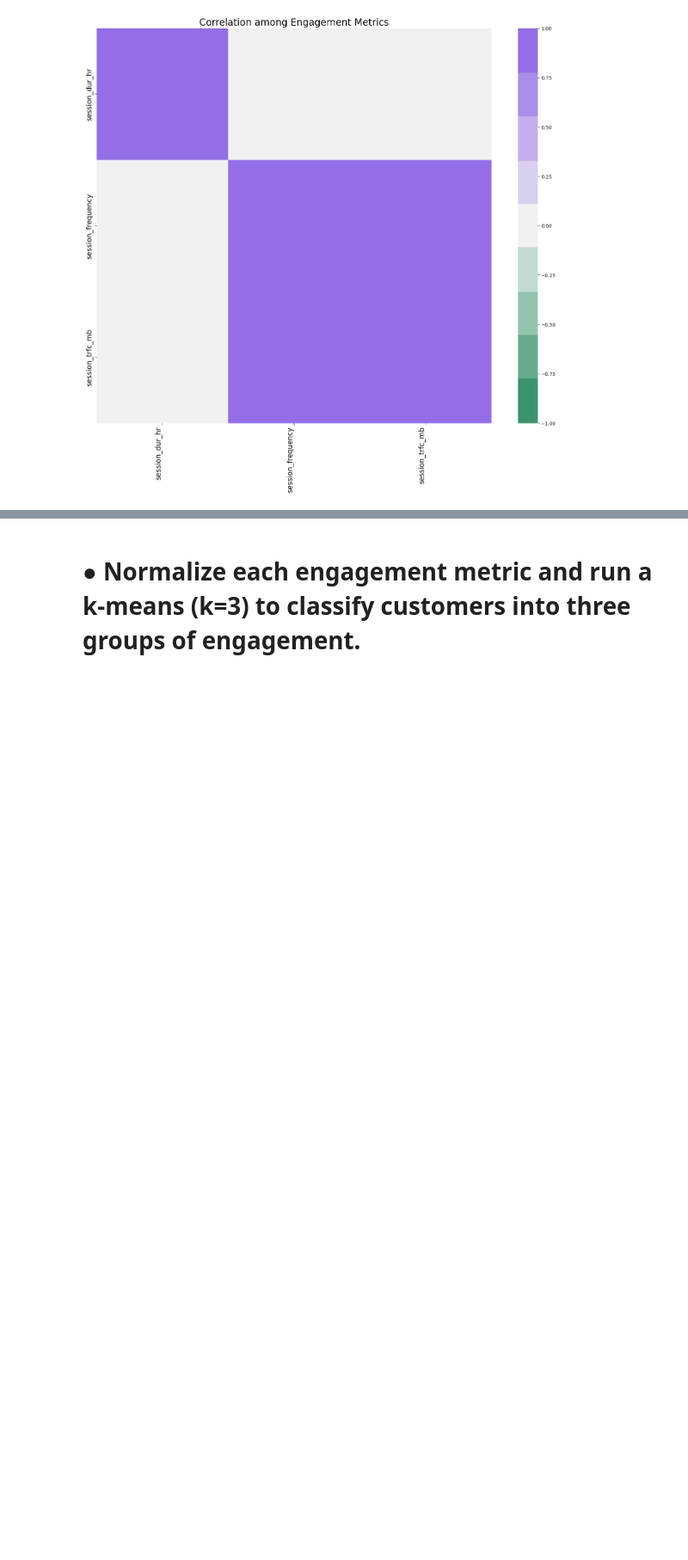
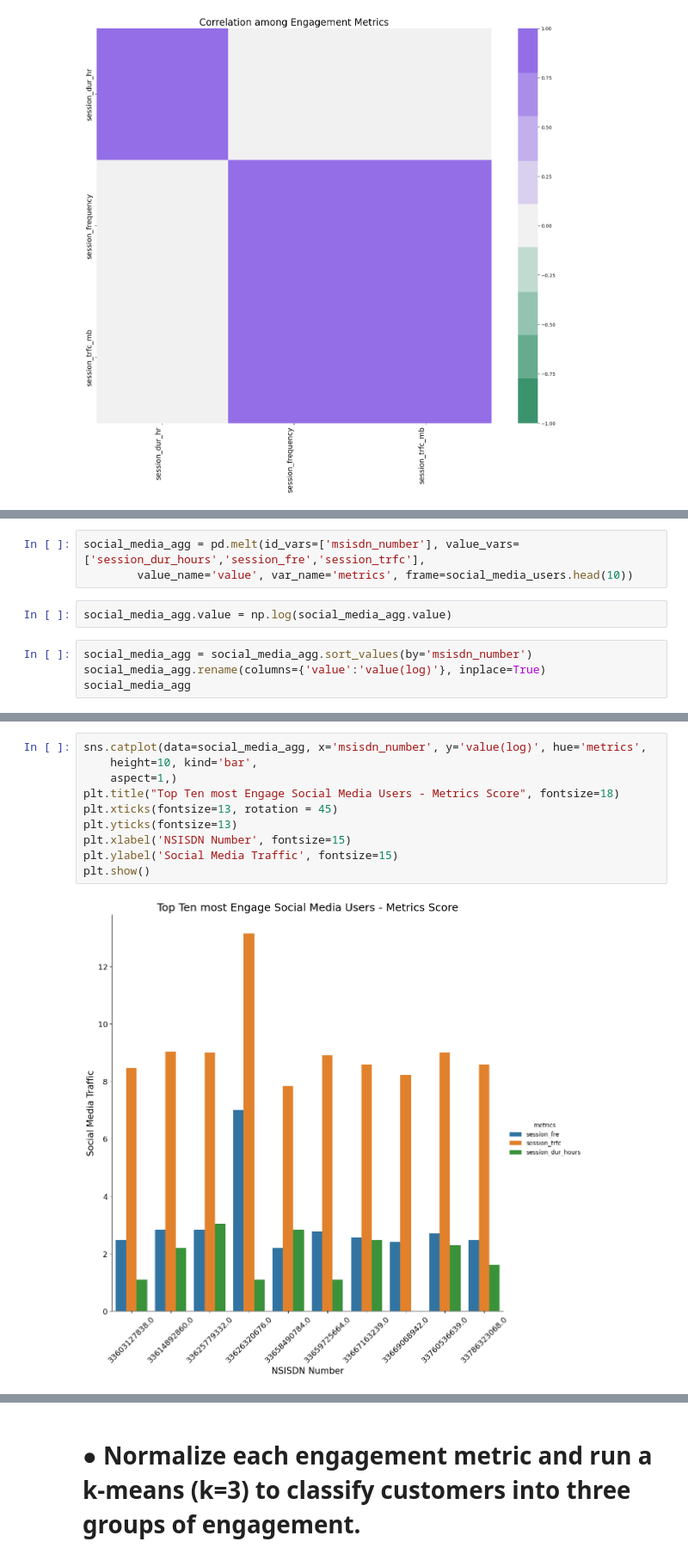
Before and after one commit to Arjunssolanki/Project-5-Telecommunication-Industry, a Jupyter notebook: Project Notebook/project-5-task2-User Engagement analysis.ipynb, the cells around one changed output, grey strips where cells are left out. Shown at 86% size. Cells and saved outputs as stored; diff of their text form; blank space fills up the shorter version.

```diff
--- a/Project Notebook/project-5-task2-User Engagement analysis.ipynb
+++ b/Project Notebook/project-5-task2-User Engagement analysis.ipynb
@@ -330,0 +420,9 @@ plt.show()
+# %%
+social_media_agg = pd.melt(id_vars=['msisdn_number'], value_vars=['session_dur_hours','session_fre','session_trfc'],
+        value_name='value', var_name='metrics', frame=social_media_users.head(10))
+# %%
+social_media_agg.value = np.log(social_media_agg.value)
+# %%
+social_media_agg = social_media_agg.sort_values(by='msisdn_number')
+social_media_agg.rename(columns={'value':'value(log)'}, inplace=True)
+social_media_agg
@@ -330,0 +447,12 @@ plt.show()
+# %%
+sns.catplot(data=social_media_agg, x='msisdn_number', y='value(log)', hue='metrics',
+    height=10, kind='bar',
+    aspect=1,)
+plt.title("Top Ten most Engage Social Media Users - Metrics Score", fontsize=18)
+plt.xticks(fontsize=13, rotation = 45)
+plt.yticks(fontsize=13)
+plt.xlabel('NSISDN Number', fontsize=15)
+plt.ylabel('Social Media Traffic', fontsize=15)
+plt.show()
+# %% [output]
+[figure, added]
```
Also changed, not shown: parts of 110 cells of this notebook.
